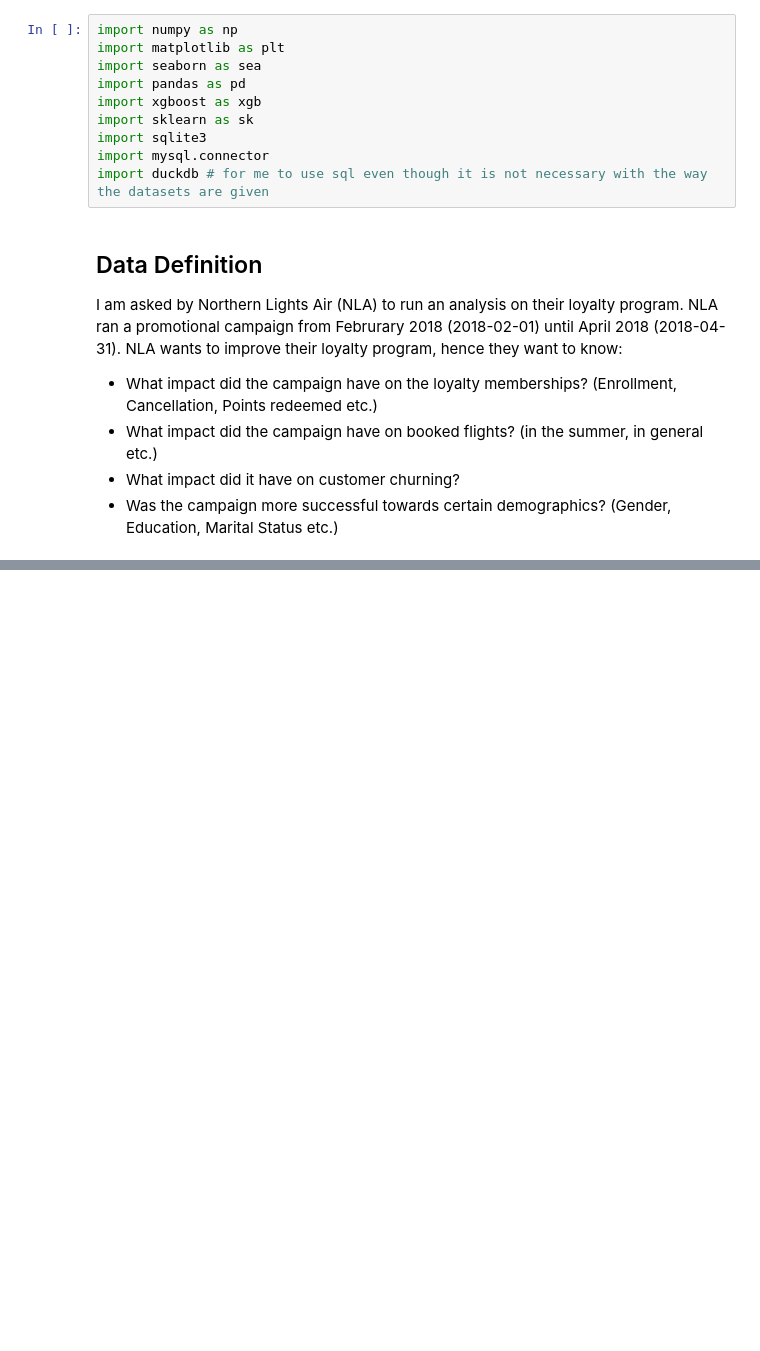
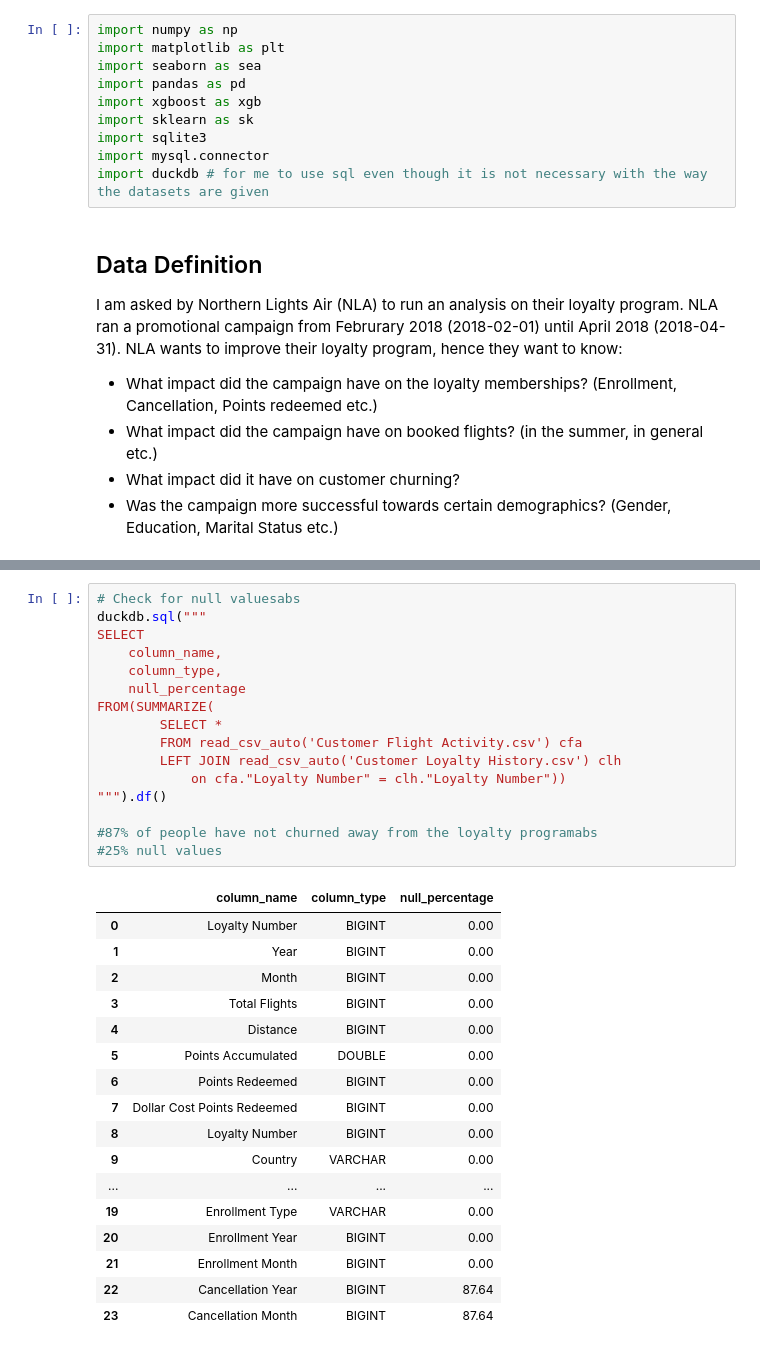
Before and after one commit to LeviZ08/Airline-Loyalty-Program-Churn-and-Analytics-, a Jupyter notebook: Airline_Analysis.ipynb, the cells around one changed output, grey strips where cells are left out. Saved outputs shown, nothing was run; the diff lists cells and outputs as text; blank space fills up the shorter version.

```diff
--- a/Airline_Analysis.ipynb
+++ b/Airline_Analysis.ipynb
@@ -153,0 +154,34 @@ duckdb.sql("""
+# %%
+# Check for null valuesabs
+duckdb.sql("""
+SELECT
+    column_name,
+    column_type,
+    null_percentage
+FROM(SUMMARIZE(
+        SELECT *
+        FROM read_csv_auto('Customer Flight Activity.csv') cfa
+        LEFT JOIN read_csv_auto('Customer Loyalty History.csv') clh
+            on cfa."Loyalty Number" = clh."Loyalty Number"))
+""").df()
+
+#87% of people have not churned away from the loyalty programabs
+#25% null values
+# %% [output]
+|  | column_name | column_type | null_percentage |
+| 0 | Loyalty Number | BIGINT | 0.00 |
+| 1 | Year | BIGINT | 0.00 |
+| 2 | Month | BIGINT | 0.00 |
+| 3 | Total Flights | BIGINT | 0.00 |
+| 4 | Distance | BIGINT | 0.00 |
+| 5 | Points Accumulated | DOUBLE | 0.00 |
+| 6 | Points Redeemed | BIGINT | 0.00 |
+| 7 | Dollar Cost Points Redeemed | BIGINT | 0.00 |
+| 8 | Loyalty Number | BIGINT | 0.00 |
+| 9 | Country | VARCHAR | 0.00 |
+| ... | ... | ... | ... |
+| 19 | Enrollment Type | VARCHAR | 0.00 |
+| 20 | Enrollment Year | BIGINT | 0.00 |
+| 21 | Enrollment Month | BIGINT | 0.00 |
+| 22 | Cancellation Year | BIGINT | 87.64 |
+| 23 | Cancellation Month | BIGINT | 87.64 |
```
Also changed, not shown: parts of 6 cells of this notebook.
